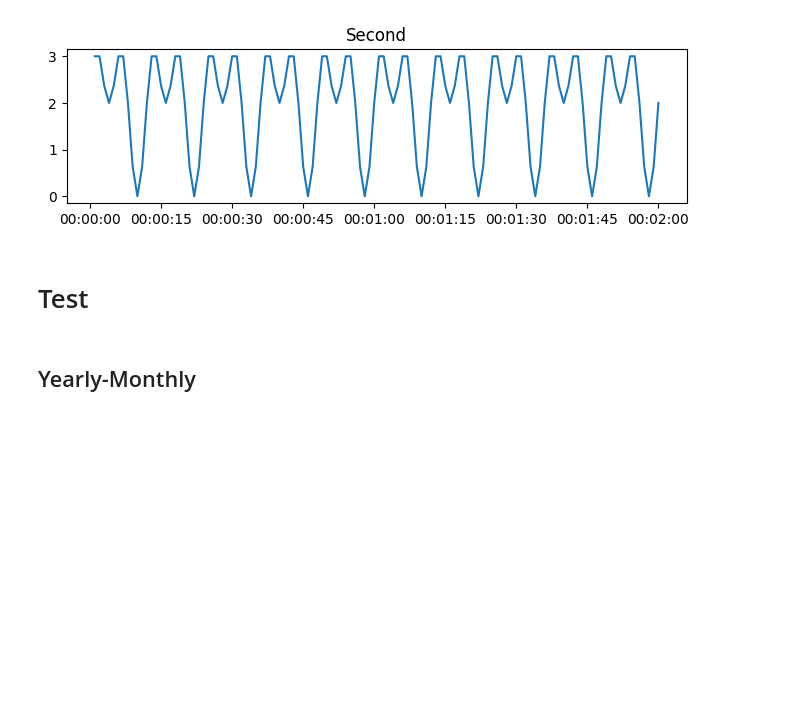
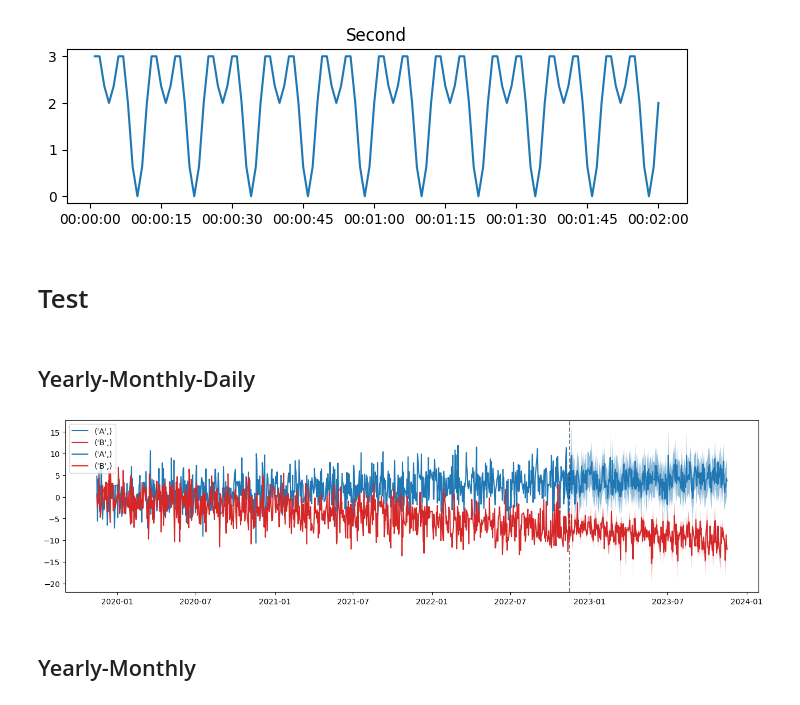
Before and after one commit to Hasan-Basri-Akcay/akrule, a Jupyter notebook: notebooks/test.ipynb, the cells around one changed output. Saved outputs shown, nothing was run; the diff lists cells and outputs as text; code cells hidden in the pictures; blank space fills up the shorter version.

```diff
--- a/notebooks/test.ipynb
+++ b/notebooks/test.ipynb
@@ -383,3 +383,5 @@ class AKRuleBasedTS():
             return X_pred[return_features]
         else:
             raise ValueError("period parameter is not working yet!")
+# %% [markdown]
+## Yearly-Monthly-Daily
@@ -386,3 +400,16 @@ class AKRuleBasedTS():
+# %%
+fig, ax = plt.subplots(figsize=(16,4))
+colors = ["tab:blue", "tab:red"]
+for index, (group_name, group) in enumerate(X_val.groupby(tag_features)):
+    ax.plot(group.time, group.y, color=colors[index], label=group_name)
+    ax.fill_between(group.time, group.y_upper, group.y_lower, facecolor=colors[index], alpha=0.5)
+ax.axvline(x=datetime.strptime(split_time, "%Y-%m-%d"), ls='--', color="black", alpha=0.5)
+for index, (group_name, group) in enumerate(X_pred.groupby(tag_features)):
+    ax.plot(group.time, group.y_pred, color=colors[index], label=group_name)
+    ax.fill_between(group.time, group.y_upper, group.y_lower, facecolor=colors[index], alpha=0.5)
+ax.legend(loc='upper left');
+# %% [output]
+[figure, added]
 # %% [markdown]
 ## Yearly-Monthly
 # %%
```
Also changed, not shown: parts of 9 cells of this notebook, 2 other files.
